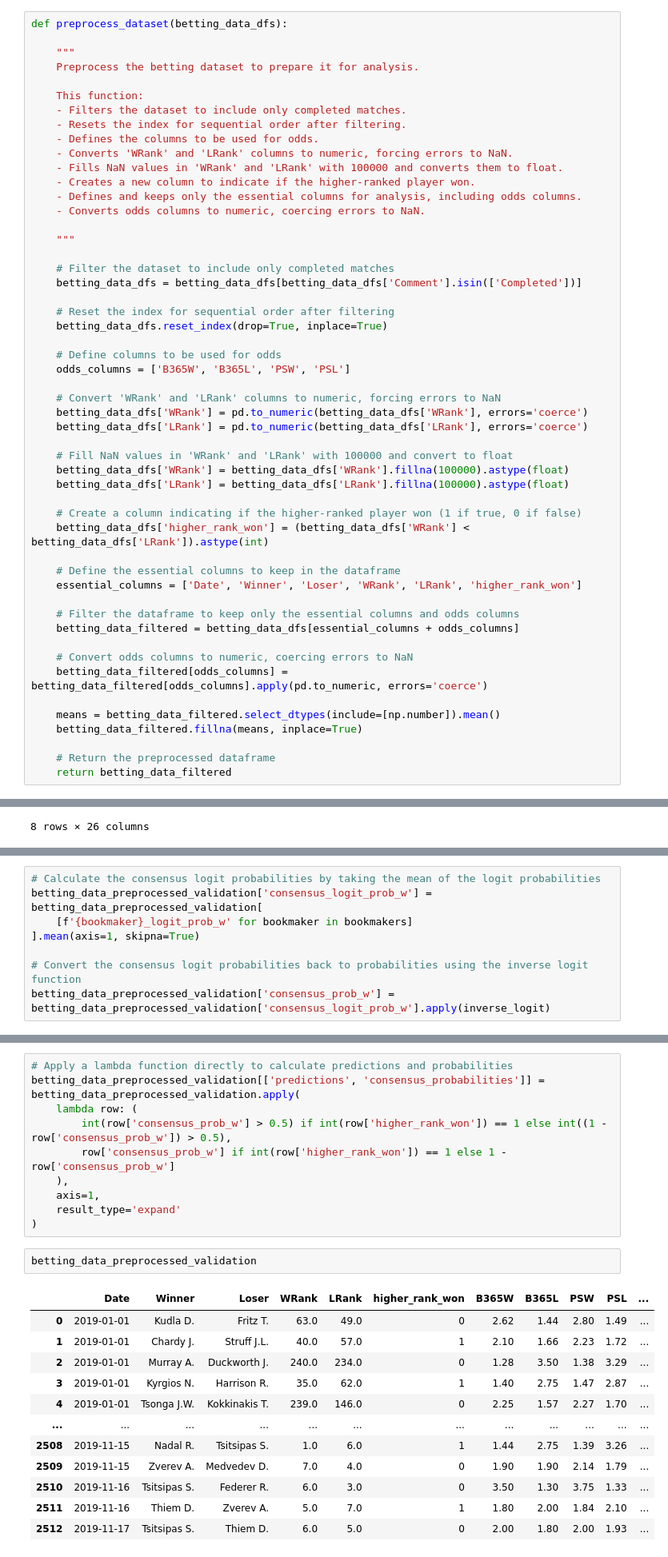
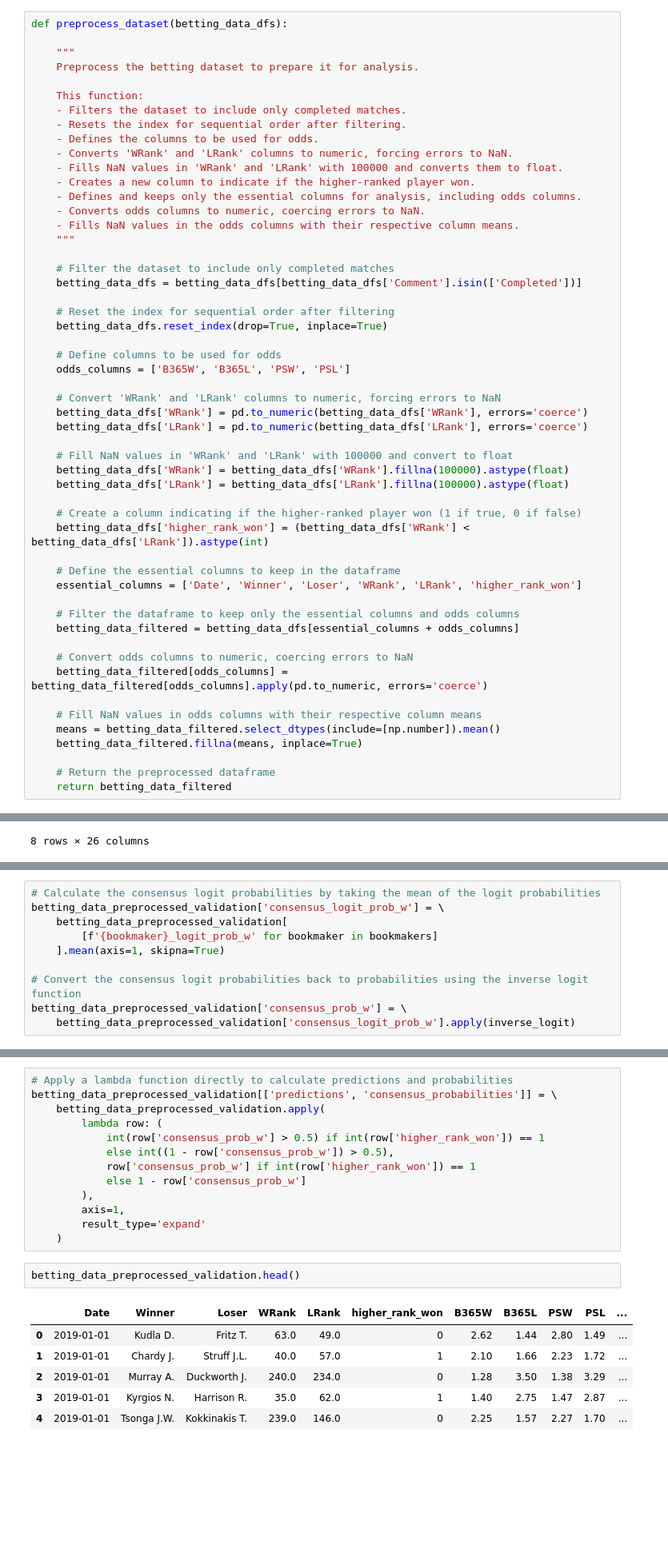
Before and after one commit to Harish-Thota1/Predicting_Tennis_Matches, a Jupyter notebook: BookMakers_Consensus_Model (BCM)_Betting_Data_Updated.ipynb, the cells around one changed output, grey strips where cells are left out. Shown at 80% size. Drawn from its saved outputs; the diff is of its cells as text; blank space fills up the shorter version.

```diff
--- a/BookMakers_Consensus_Model (BCM)_Betting_Data_Updated.ipynb
+++ b/BookMakers_Consensus_Model (BCM)_Betting_Data_Updated.ipynb
@@ -31,7 +31,7 @@ def preprocess_dataset(betting_data_dfs):
     - Creates a new column to indicate if the higher-ranked player won.
     - Defines and keeps only the essential columns for analysis, including odds columns.
     - Converts odds columns to numeric, coercing errors to NaN.
-
+    - Fills NaN values in the odds columns with their respective column means.
     """
 
     # Filter the dataset to include only completed matches
@@ -63,6 +63,7 @@ def preprocess_dataset(betting_data_dfs):
     # Convert odds columns to numeric, coercing errors to NaN
     betting_data_filtered[odds_columns] = betting_data_filtered[odds_columns].apply(pd.to_numeric, errors='coerce')
 
+    # Fill NaN values in odds columns with their respective column means
     means = betting_data_filtered.select_dtypes(include=[np.number]).mean()
     betting_data_filtered.fillna(means, inplace=True)
 
@@ -209,9 +187,11 @@ for bookmaker in bookmakers:
 # %%
 # Calculate the consensus logit probabilities by taking the mean of the logit probabilities
-betting_data_preprocessed_validation['consensus_logit_prob_w'] = betting_data_preprocessed_validation[
-    [f'{bookmaker}_logit_prob_w' for bookmaker in bookmakers]
-].mean(axis=1, skipna=True)
+betting_data_preprocessed_validation['consensus_logit_prob_w'] = \
+    betting_data_preprocessed_validation[
+        [f'{bookmaker}_logit_prob_w' for bookmaker in bookmakers]
+    ].mean(axis=1, skipna=True)
 
 # Convert the consensus logit probabilities back to probabilities using the inverse logit function
-betting_data_preprocessed_validation['consensus_prob_w'] = betting_data_preprocessed_validation['consensus_logit_prob_w'].apply(inverse_logit)
+betting_data_preprocessed_validation['consensus_prob_w'] = \
+    betting_data_preprocessed_validation['consensus_logit_prob_w'].apply(inverse_logit)
 # %%
@@ -233,25 +206,22 @@ betting_data_preprocessed_validation
 # %%
 # Apply a lambda function directly to calculate predictions and probabilities
-betting_data_preprocessed_validation[['predictions', 'consensus_probabilities']] = betting_data_preprocessed_validation.apply(
-    lambda row: (
-        int(row['consensus_prob_w'] > 0.5) if int(row['higher_rank_won']) == 1 else int((1 - row['consensus_prob_w']) > 0.5),
-        row['consensus_prob_w'] if int(row['higher_rank_won']) == 1 else 1 - row['consensus_prob_w']
-    ),
-    axis=1,
-    result_type='expand'
-)
+betting_data_preprocessed_validation[['predictions', 'consensus_probabilities']] = \
+    betting_data_preprocessed_validation.apply(
+        lambda row: (
+            int(row['consensus_prob_w'] > 0.5) if int(row['higher_rank_won']) == 1
+            else int((1 - row['consensus_prob_w']) > 0.5),
+            row['consensus_prob_w'] if int(row['higher_rank_won']) == 1
+            else 1 - row['consensus_prob_w']
+        ),
+        axis=1,
+        result_type='expand'
+    )
 # %%
-betting_data_preprocessed_validation
+betting_data_preprocessed_validation.head()
 # %% [output]
 |  | Date | Winner | Loser | WRank | LRank | higher_rank_won | B365W | B365L | PSW | PSL | ... |
 | 0 | 2019-01-01 | Kudla D. | Fritz T. | 63.0 | 49.0 | 0 | 2.62 | 1.44 | 2.80 | 1.49 | ... |
 | 1 | 2019-01-01 | Chardy J. | Struff J.L. | 40.0 | 57.0 | 1 | 2.10 | 1.66 | 2.23 | 1.72 | ... |
 | 2 | 2019-01-01 | Murray A. | Duckworth J. | 240.0 | 234.0 | 0 | 1.28 | 3.50 | 1.38 | 3.29 | ... |
 | 3 | 2019-01-01 | Kyrgios N. | Harrison R. | 35.0 | 62.0 | 1 | 1.40 | 2.75 | 1.47 | 2.87 | ... |
 | 4 | 2019-01-01 | Tsonga J.W. | Kokkinakis T. | 239.0 | 146.0 | 0 | 2.25 | 1.57 | 2.27 | 1.70 | ... |
-| ... | ... | ... | ... | ... | ... | ... | ... | ... | ... | ... | ... |
-| 2508 | 2019-11-15 | Nadal R. | Tsitsipas S. | 1.0 | 6.0 | 1 | 1.44 | 2.75 | 1.39 | 3.26 | ... |
-| 2509 | 2019-11-15 | Zverev A. | Medvedev D. | 7.0 | 4.0 | 0 | 1.90 | 1.90 | 2.14 | 1.79 | ... |
-| 2510 | 2019-11-16 | Tsitsipas S. | Federer R. | 6.0 | 3.0 | 0 | 3.50 | 1.30 | 3.75 | 1.33 | ... |
-| 2511 | 2019-11-16 | Thiem D. | Zverev A. | 5.0 | 7.0 | 1 | 1.80 | 2.00 | 1.84 | 2.10 | ... |
-| 2512 | 2019-11-17 | Tsitsipas S. | Thiem D. | 6.0 | 5.0 | 0 | 2.00 | 1.80 | 2.00 | 1.93 | ... |
```
Also changed, not shown: parts of 8 cells of this notebook.
